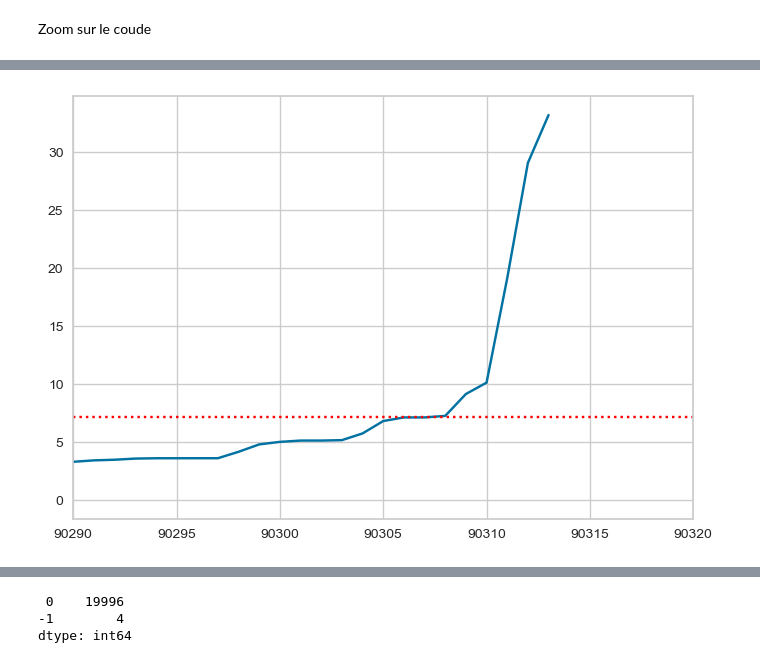
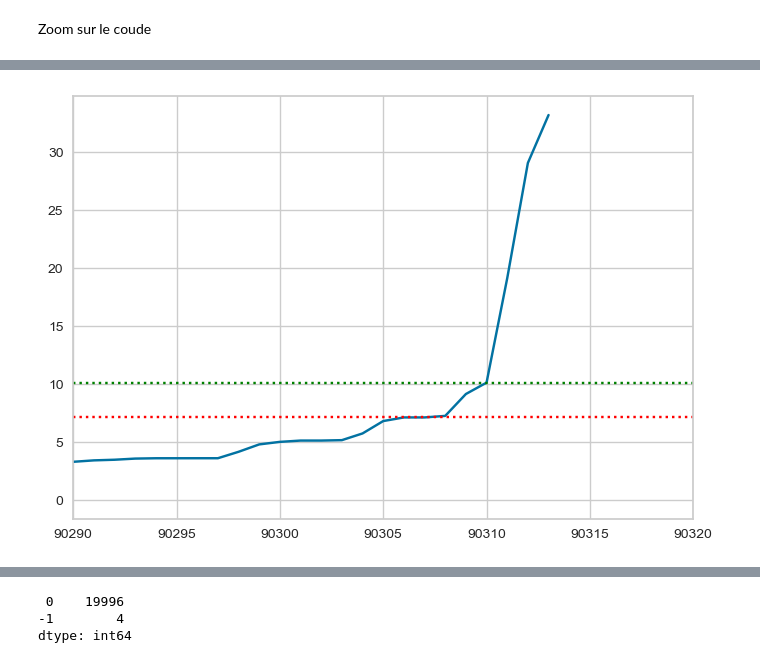
Before and after one commit to kevin-EK/OC-DS-P5-Segmentez-des-clients-d-un-site-e-commerce, a Jupyter notebook: Clustering.ipynb, the cells around one changed output, grey strips where cells are left out. Saved outputs shown, nothing was run; the diff lists cells and outputs as text; code cells hidden in the pictures.

```diff
--- a/Clustering.ipynb
+++ b/Clustering.ipynb
@@ -221,7 +306,7 @@ Méthode 2: lancer kmeans avec k = 10000, récuperer les k=10000 centres de clus
 
 fig = plt.figure(figsize=(12,6))
 
-Xtest = X_norm[np.random.randint(X_norm.shape[0],size=10000),:]
+Xtest = X_norm[np.random.randint(X_norm.shape[0],size=20000),:]
 
 ax = fig.add_subplot(221)
 Z = linkage(Xtest,method='ward')
@@ -581,0 +682,7 @@ visualizer.poof();    # Draw/show/poof the data
+# %%
+# Instantiate the clustering model and visualizer
+model = KMeans()
+visualizer = KElbowVisualizer(model, k=(2,20), metric='silhouette', timings=False)
+
+visualizer.fit(X_norm)    # Fit the data to the visualizer
+visualizer.poof();    # Draw/show/poof the data
@@ -841,14 +1015,17 @@ plt.plot(distances);
 # %% [markdown]
 Zoom sur le coude
 # %%
+%%time
 ax = plt.subplot(111)
 ax.set_xlim(90290,90320)
 
 best_k = 90307
+best_k2 = 90310
 
 ax.plot(distances)
 # only one line may be specified; full height
-plt.axhline(y = distances[best_k], color = 'red', ls=':',label = 'axvline - full height');
-print('best epsilon:',round(distances[best_k],2))
+plt.axhline(y = distances[best_k], color = 'red', ls=':',label = 'axvline - full height')
+plt.axhline(y = distances[best_k2], color = 'green', ls=':',label = 'axvline - full height');
+print('best epsilon 1:',round(distances[best_k],2),'et best epsilon 2:',round(distances[best_k2],2))
 best_epsilon = round(distances[best_k],2)
 # %% [output]
@@ -856,4 +1035,4 @@ best epsilon: 7.13
-[figure, old version]
+[figure, new version]
 # %%
 X_red = X_norm[np.random.choice(range(X_norm.shape[0]),replace=False, size=20000),:]
 # %%
```
Also changed, not shown: parts of 80 cells of this notebook, 2 other files.
